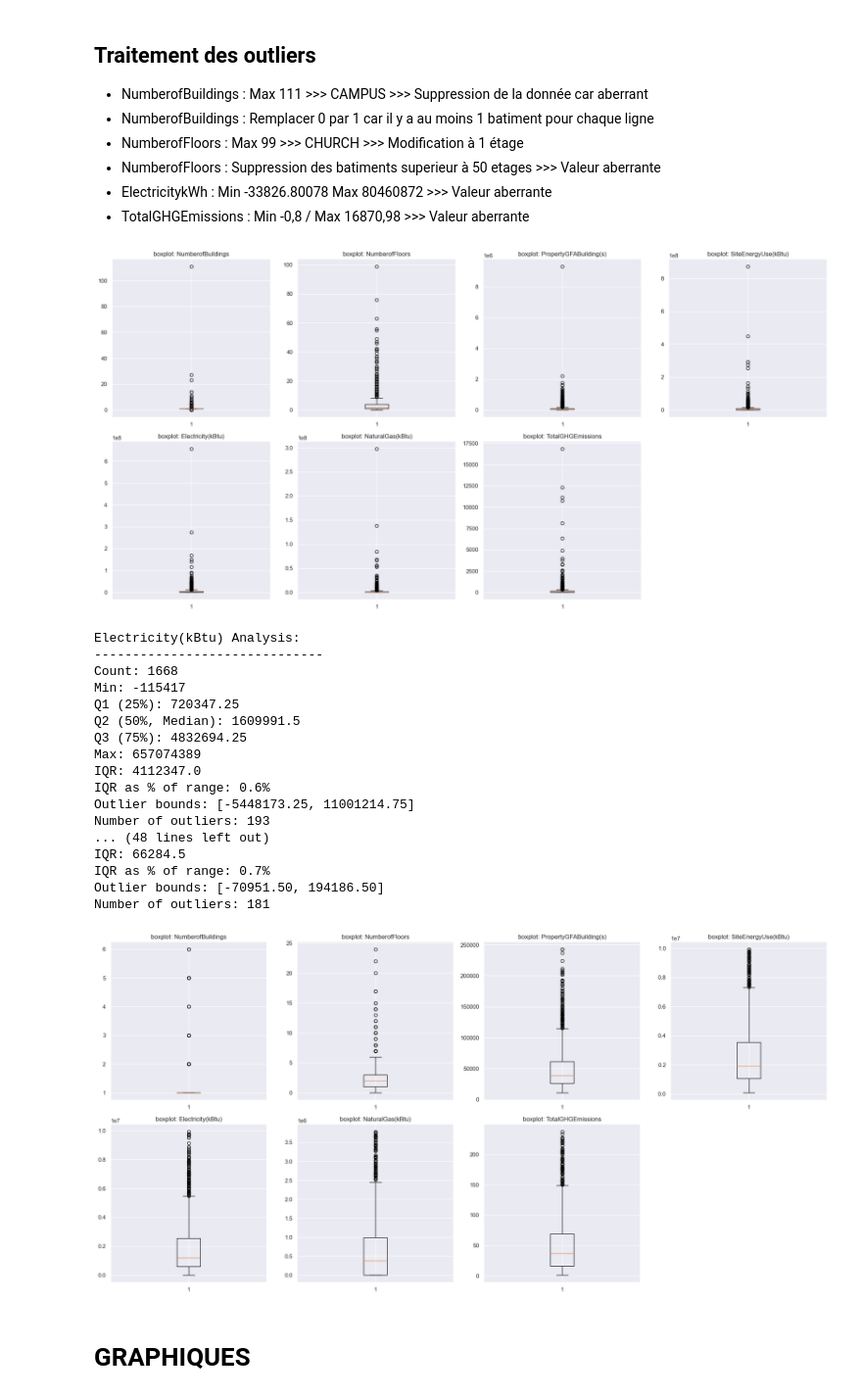
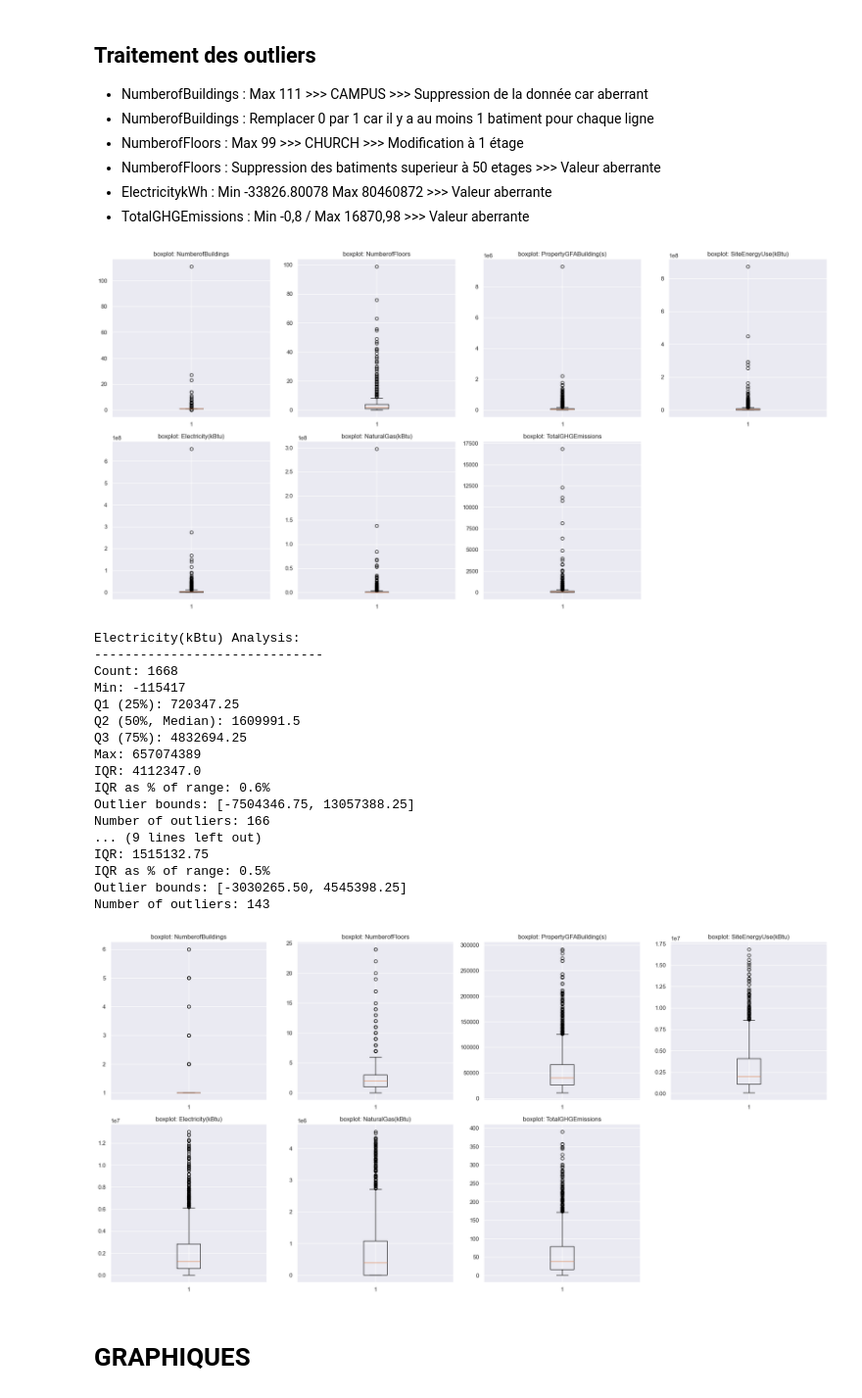
Before and after one commit to ticoraph/PredictDataBuilding, a Jupyter notebook: 1_Analyse_Exploratoire.ipynb, the cells around one changed output. Shown at 98% size. Cells and saved outputs as stored; diff of their text form; code cells hidden in the pictures.

```diff
--- a/1_Analyse_Exploratoire.ipynb
+++ b/1_Analyse_Exploratoire.ipynb
@@ -196,8 +196,10 @@ def analyze_iqr(data, name="Dataset"):
     print(f"IQR as % of range: {iqr / (max(data) - min(data)) * 100:.1f}%")
 
     # Outlier analysis
-    lower_bound = q1 - 1.5 * iqr
-    upper_bound = q3 + 1.5 * iqr
+    #lower_bound = q1 - 1.5 * iqr
+    lower_bound = q1 - 2 * iqr
+    #upper_bound = q3 + 1.5 * iqr
+    upper_bound = q3 + 2 * iqr
     outliers = [x for x in data if x < lower_bound or x > upper_bound]
 
     print(f"Outlier bounds: [{lower_bound:.2f}, {upper_bound:.2f}]")
@@ -250,9 +252,9 @@ plt.show()
 #NumberofFloors = analyze_iqr(bc['NumberofFloors'], "NumberofFloors")
 ElectricitykBtu = analyze_iqr(bc['Electricity(kBtu)'], "Electricity(kBtu)")
 NaturalGaskBtu = analyze_iqr(bc['NaturalGas(kBtu)'], "NaturalGas(kBtu)")
-TotalGHGEmissions = analyze_iqr(bc['TotalGHGEmissions'], "TotalGHGEmissions")
-SiteEnergyUsekBtu = analyze_iqr(bc['SiteEnergyUse(kBtu)'], "SiteEnergyUse(kBtu)")
-PropertyGFABuildings = analyze_iqr(bc['PropertyGFABuilding(s)'], "PropertyGFABuilding(s)")
+#TotalGHGEmissions = analyze_iqr(bc['TotalGHGEmissions'], "TotalGHGEmissions")
+#SiteEnergyUsekBtu = analyze_iqr(bc['SiteEnergyUse(kBtu)'], "SiteEnergyUse(kBtu)")
+#PropertyGFABuildings = analyze_iqr(bc['PropertyGFABuilding(s)'], "PropertyGFABuilding(s)")
 
 ##################################
 # Suppression des outliers
@@ -264,27 +266,29 @@ bc.loc[bc['NumberofBuildings'] == 0, 'NumberofBuildings'] = 1
 
 # NumberofFloors
 bc.loc[bc['NumberofFloors'] == 99, 'NumberofFloors'] = 1
-bc = bc.drop(bc.loc[bc['NumberofFloors'] >= 25 ].index)
+#bc = bc.drop(bc.loc[bc['NumberofFloors'] >= 25 ].index)
 
 # Electricity
 bc.drop(bc[bc["Electricity(kBtu)"].isin(ElectricitykBtu)].index, inplace=True)
+bc = bc.drop(bc.loc[bc['Electricity(kBtu)'] < 0 ].index)
 
 # GAS
 bc.drop(bc[bc["NaturalGas(kBtu)"].isin(NaturalGaskBtu)].index, inplace=True)
-bc = bc.drop(bc.loc[bc['TotalGHGEmissions'] <= 0 ].index)
+bc = bc.drop(bc.loc[bc['NaturalGas(kBtu)'] < 0 ].index)
 
 # CO2
-bc.drop(bc[bc["TotalGHGEmissions"].isin(TotalGHGEmissions)].index, inplace=True)
-bc = bc.drop(bc.loc[bc['TotalGHGEmissions'] > 240 ].index)
+#bc.drop(bc[bc["TotalGHGEmissions"].isin(TotalGHGEmissions)].index, inplace=True)
+bc = bc.drop(bc.loc[bc['TotalGHGEmissions'] <= 0 ].index)
+bc = bc.drop(bc.loc[bc['TotalGHGEmissions'] > 400 ].index)
 
 # SiteEnergy
-bc.drop(bc[bc["SiteEnergyUse(kBtu)"].isin(SiteEnergyUsekBtu)].index, inplace=True)
+#bc.drop(bc[bc["SiteEnergyUse(kBtu)"].isin(SiteEnergyUsekBtu)].index, inplace=True)
 bc = bc.drop(bc.loc[bc['SiteEnergyUse(kBtu)'] <= 0 ].index)
-bc = bc.drop(bc.loc[bc['SiteEnergyUse(kBtu)'] > 10000000 ].index)
+bc = bc.drop(bc.loc[bc['SiteEnergyUse(kBtu)'] > 20000000 ].index)
 
 # Surface M2
-bc.drop(bc[bc["PropertyGFABuilding(s)"].isin(SiteEnergyUsekBtu)].index, inplace=True)
-bc = bc.drop(bc.loc[bc['PropertyGFABuilding(s)'] > 250000 ].index)
+#bc.drop(bc[bc["PropertyGFABuilding(s)"].isin(PropertyGFABuildings)].index, inplace=True)
+bc = bc.drop(bc.loc[bc['PropertyGFABuilding(s)'] > 300000 ].index)
 
 #############################################
 #############################################
@@ -301,41 +305,41 @@ plt.subplot(2, 4, 3)
 plt.boxplot(bc['PropertyGFABuilding(s)'])
 plt.title('boxplot: PropertyGFABuilding(s)')
 plt.subplot(2, 4, 4)
 plt.boxplot(bc['SiteEnergyUse(kBtu)'])
 plt.title('boxplot: SiteEnergyUse(kBtu)')
 #############################################
 plt.subplot(2, 4, 5)
 plt.boxplot(bc['Electricity(kBtu)'])
 plt.title('boxplot: Electricity(kBtu)')
 plt.subplot(2, 4, 6)
 plt.boxplot(bc['NaturalGas(kBtu)'])
 plt.title('boxplot: NaturalGas(kBtu)')
 plt.subplot(2, 4, 7)
 plt.boxplot(bc['TotalGHGEmissions'])
 plt.title('boxplot: TotalGHGEmissions')
 
 plt.tight_layout()
 plt.show()
 # %% [output]
 [figure]
 Electricity(kBtu) Analysis:
 ------------------------------
 Count: 1668
 Min: -115417
 Q1 (25%): 720347.25
 Q2 (50%, Median): 1609991.5
 Q3 (75%): 4832694.25
 Max: 657074389
 IQR: 4112347.0
 IQR as % of range: 0.6%
-Outlier bounds: [-5448173.25, 11001214.75]
-Number of outliers: 193
-... (48 lines left out)
-IQR: 66284.5
-IQR as % of range: 0.7%
-Outlier bounds: [-70951.50, 194186.50]
-Number of outliers: 181
+Outlier bounds: [-7504346.75, 13057388.25]
+Number of outliers: 166
+... (9 lines left out)
+IQR: 1515132.75
+IQR as % of range: 0.5%
+Outlier bounds: [-3030265.50, 4545398.25]
+Number of outliers: 143
-[figure, old version]
+[figure, new version]
 # %% [markdown]
 # GRAPHIQUES
 # %% [markdown]
```
Also changed, not shown: parts of 4 cells of this notebook, 6 other files.
